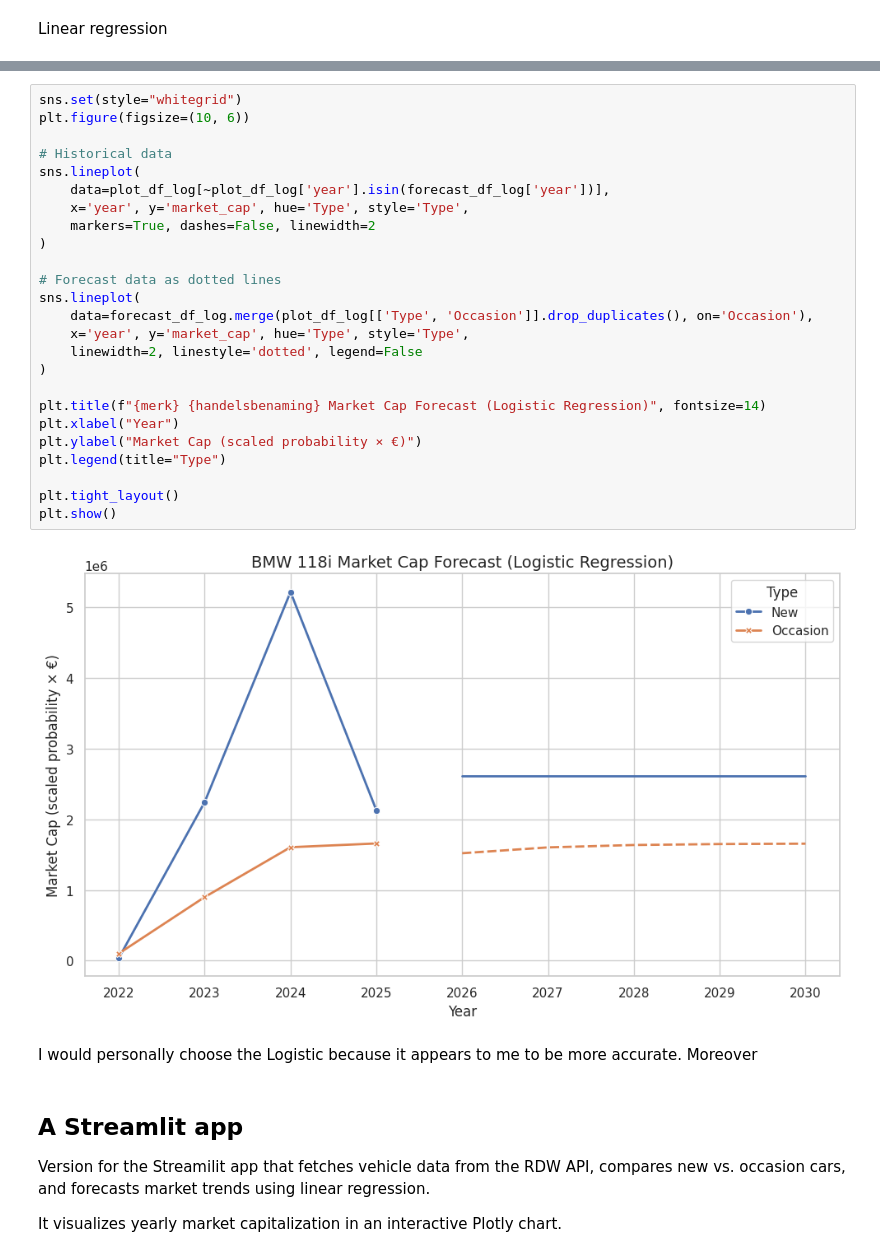
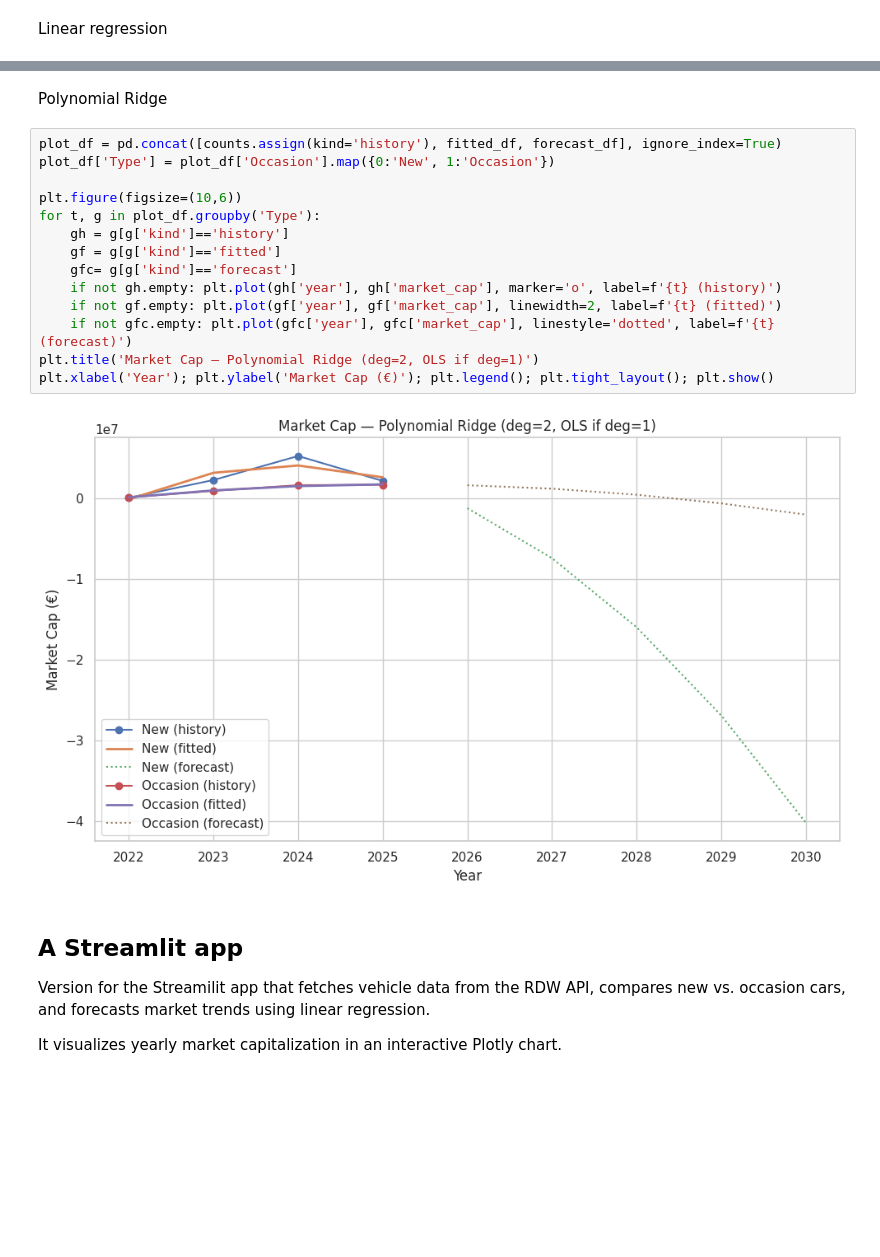
Before and after one commit to sof1a03/DSS_groupproject, a Jupyter notebook: Code/Features/RDW_API_graphs.ipynb, the cells around one changed output, grey strips where cells are left out. Cells and saved outputs as stored; diff of their text form; blank space fills up the shorter version.

```diff
--- a/Code/Features/RDW_API_graphs.ipynb
+++ b/Code/Features/RDW_API_graphs.ipynb
@@ -186,32 +303,21 @@ Logistic Regression
-# %%
-sns.set(style="whitegrid")
-plt.figure(figsize=(10, 6))
-
-# Historical data
-sns.lineplot(
-    data=plot_df_log[~plot_df_log['year'].isin(forecast_df_log['year'])],
-    x='year', y='market_cap', hue='Type', style='Type',
-    markers=True, dashes=False, linewidth=2
-)
-
-# Forecast data as dotted lines
-sns.lineplot(
-    data=forecast_df_log.merge(plot_df_log[['Type', 'Occasion']].drop_duplicates(), on='Occasion'),
-    x='year', y='market_cap', hue='Type', style='Type',
-    linewidth=2, linestyle='dotted', legend=False
-)
-
-plt.title(f"{merk} {handelsbenaming} Market Cap Forecast (Logistic Regression)", fontsize=14)
-plt.xlabel("Year")
-plt.ylabel("Market Cap (scaled probability × €)")
-plt.legend(title="Type")
-
-plt.tight_layout()
-plt.show()
-# %% [output]
-[figure, removed]
-# %% [markdown]
-I would personally choose the Logistic because it appears to me to be more accurate. Moreover
+# %% [markdown]
+Polynomial Ridge
+# %%
+plot_df = pd.concat([counts.assign(kind='history'), fitted_df, forecast_df], ignore_index=True)
+plot_df['Type'] = plot_df['Occasion'].map({0:'New', 1:'Occasion'})
+
+plt.figure(figsize=(10,6))
+for t, g in plot_df.groupby('Type'):
+    gh = g[g['kind']=='history']
+    gf = g[g['kind']=='fitted']
+    gfc= g[g['kind']=='forecast']
+    if not gh.empty: plt.plot(gh['year'], gh['market_cap'], marker='o', label=f'{t} (history)')
+    if not gf.empty: plt.plot(gf['year'], gf['market_cap'], linewidth=2, label=f'{t} (fitted)')
+    if not gfc.empty: plt.plot(gfc['year'], gfc['market_cap'], linestyle='dotted', label=f'{t} (forecast)')
+plt.title('Market Cap — Polynomial Ridge (deg=2, OLS if deg=1)')
+plt.xlabel('Year'); plt.ylabel('Market Cap (€)'); plt.legend(); plt.tight_layout(); plt.show()
+# %% [output]
+[figure, added]
 # %% [markdown]
 ## A Streamlit app
 
```
Also changed, not shown: parts of 10 cells of this notebook.
